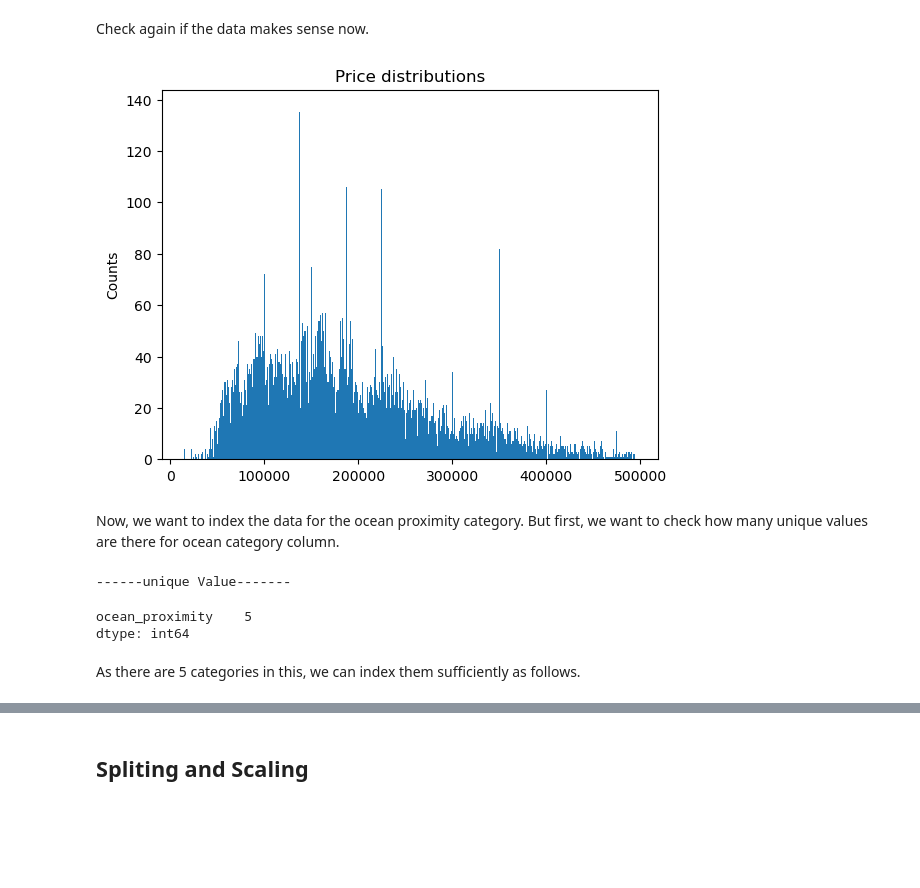
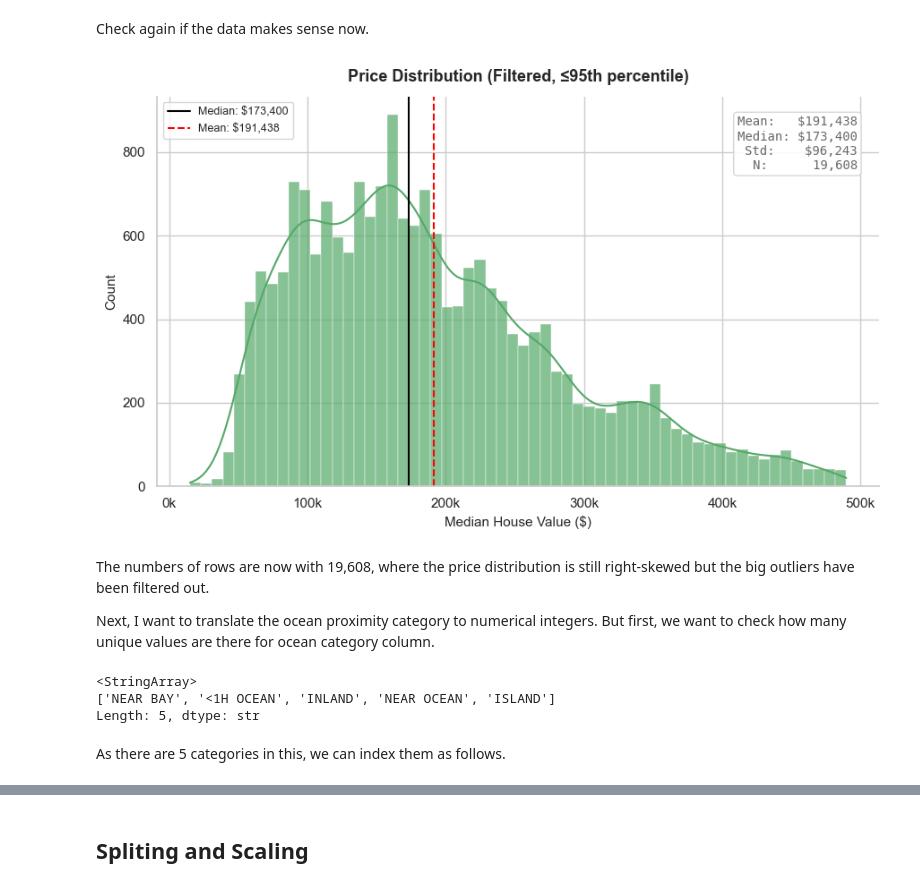
Before and after one commit to natwonglakhon/House_price_modelling, a Jupyter notebook: California_Housing.ipynb, the cells around one changed output, grey strips where cells are left out. Cells and saved outputs as stored; diff of their text form; code cells hidden in the pictures; blank space fills up the shorter version.

```diff
--- a/California_Housing.ipynb
+++ b/California_Housing.ipynb
@@ -102,3 +159,3 @@ Now, we see some odd data around 500000. This doesn't look coherent to the overa
 # %%
-data_filter = data[data["median_house_value"] < 495000]
-data_filter.shape
+data_cut = data["median_house_value"].quantile(0.95)
+data_clean = data[data["median_house_value"] <= data_cut].copy()
@@ -109,10 +164,12 @@ Now, we see some odd data around 500000. This doesn't look coherent to the overa
 # %%
 print("\n-----Before Missing Value------\n")
-display(data_filter.isnull().sum())
+display(data_clean.isnull().sum())
 
-data_filter["total_bedrooms"].fillna(data_filter["total_bedrooms"].median(), inplace=True)
+data_clean["total_bedrooms"] = data_clean["total_bedrooms"].fillna(
+    data_clean["total_bedrooms"].median()
+)
 print("\n-----After Missing Value------\n")
-display(data_filter.isnull().sum())
+display(data_clean.isnull().sum())
 # %% [output]
 -----Before Missing Value------
 longitude               0
@@ -145,25 +198,58 @@ dtype: int64
 # %% [markdown]
 Check again if the data makes sense now.
 # %%
-y = data_filter["median_house_value"]
-X0 = data_filter.drop(["median_house_value"], axis =1)
+# Define the price and create feature dataframe
+y = data_clean["median_house_value"]
+features = data_clean.drop(["median_house_value"], axis =1)
 
-plt.hist(y.to_numpy(), bins=1000)
-plt.title("Price distributions")
-plt.ylabel("Counts")
-plt.savefig("images/median_house_value_distribution_filtered.png", dpi=150, bbox_inches='tight')
+# Plot the price distribution
+fig, ax = plt.subplots(figsize=(9, 5.5))
+
+sns.histplot(
+    y, bins=60, kde=True,
+    ax=ax, color="#55A868", edgecolor="white", linewidth=0.3, alpha=0.7
+)
+
+median_val = y.median()
+mean_val = y.mean()
+std_val = y.std()
+
+ax.axvline(median_val, color="black", linestyle="-", linewidth=1.5, label=f"Median: ${median_val:,.0f}")
+ax.axvline(mean_val, color="red", linestyle="--", linewidth=1.5, label=f"Mean: ${mean_val:,.0f}")
+
+ax.set_title("Price Distribution (Filtered, ≤95th percentile)", fontsize=13, weight="bold", pad=12)
+ax.set_xlabel("Median House Value ($)", fontsize=11)
+ax.set_ylabel("Count", fontsize=11)
+ax.xaxis.set_major_formatter(plt.FuncFormatter(lambda x, _: f"{x/1000:.0f}k"))
+
+stats_text = (
+    f"Mean:   ${mean_val:,.0f}\n"
+    f"Median: ${median_val:,.0f}\n"
+    f"Std:    ${std_val:,.0f}\n"
+    f"N:      {len(y):,}"
+)
+ax.text(0.97, 0.95, stats_text, transform=ax.transAxes,
+        ha="right", va="top", fontsize=10, family="monospace", color="dimgray",
+        bbox=dict(boxstyle="round", facecolor="white", edgecolor="lightgray", alpha=0.9))
+
+ax.legend(loc="upper left", frameon=True, fontsize=9)
+sns.despine()
+
+plt.tight_layout()
+plt.savefig("images/median_house_value_distribution_filtered.png", dpi=300, bbox_inches="tight")
 plt.show()
 # %% [output]
-[figure, old version]
+[figure, new version]
 # %% [markdown]
-Now, we want to index the data for the ocean proximity category. But first, we want to check how many unique values are there for ocean category column.
+The numbers of rows are now with 19,608, where the price distribution is still right-skewed but the big outliers have been filtered out.
+
+Next, I want to translate the ocean proximity category to numerical integers. But first, we want to check how many unique values are there for ocean category column.
 # %%
-print("\n------unique Value-------\n")
-display(X0.filter(like = "ocean_proximity").nunique())
+features["ocean_proximity"].unique()
 # %% [output]
-------unique Value-------
+<StringArray>
+['NEAR BAY', '<1H OCEAN', 'INLAND', 'NEAR OCEAN', 'ISLAND']
+Length: 5, dtype: str
-ocean_proximity    5
-dtype: int64
 # %% [markdown]
-As there are 5 categories in this, we can index them sufficiently as follows.
+As there are 5 categories in this, we can index them as follows.
 # %%
```
Also changed, not shown: parts of 128 cells of this notebook, 20 other files.
